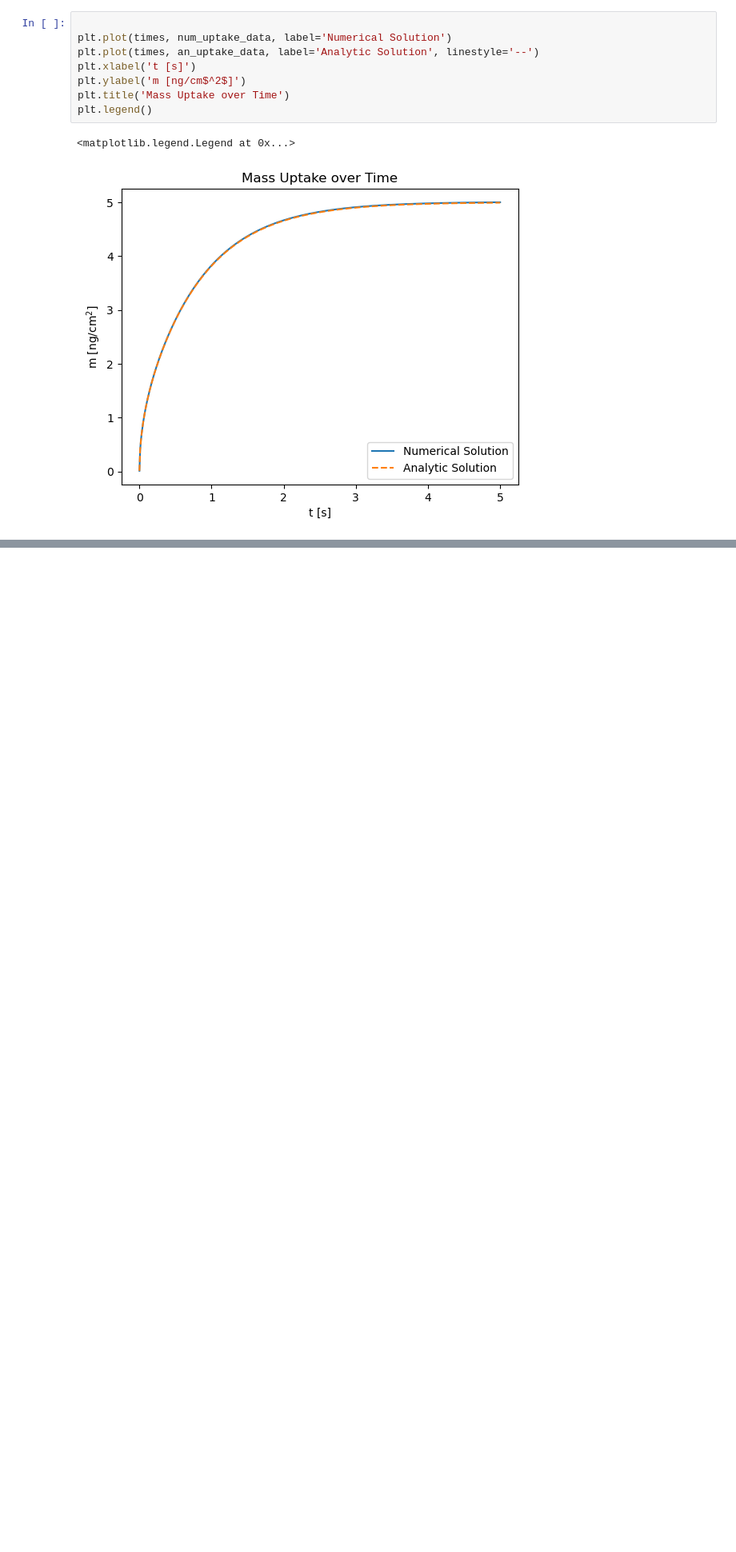
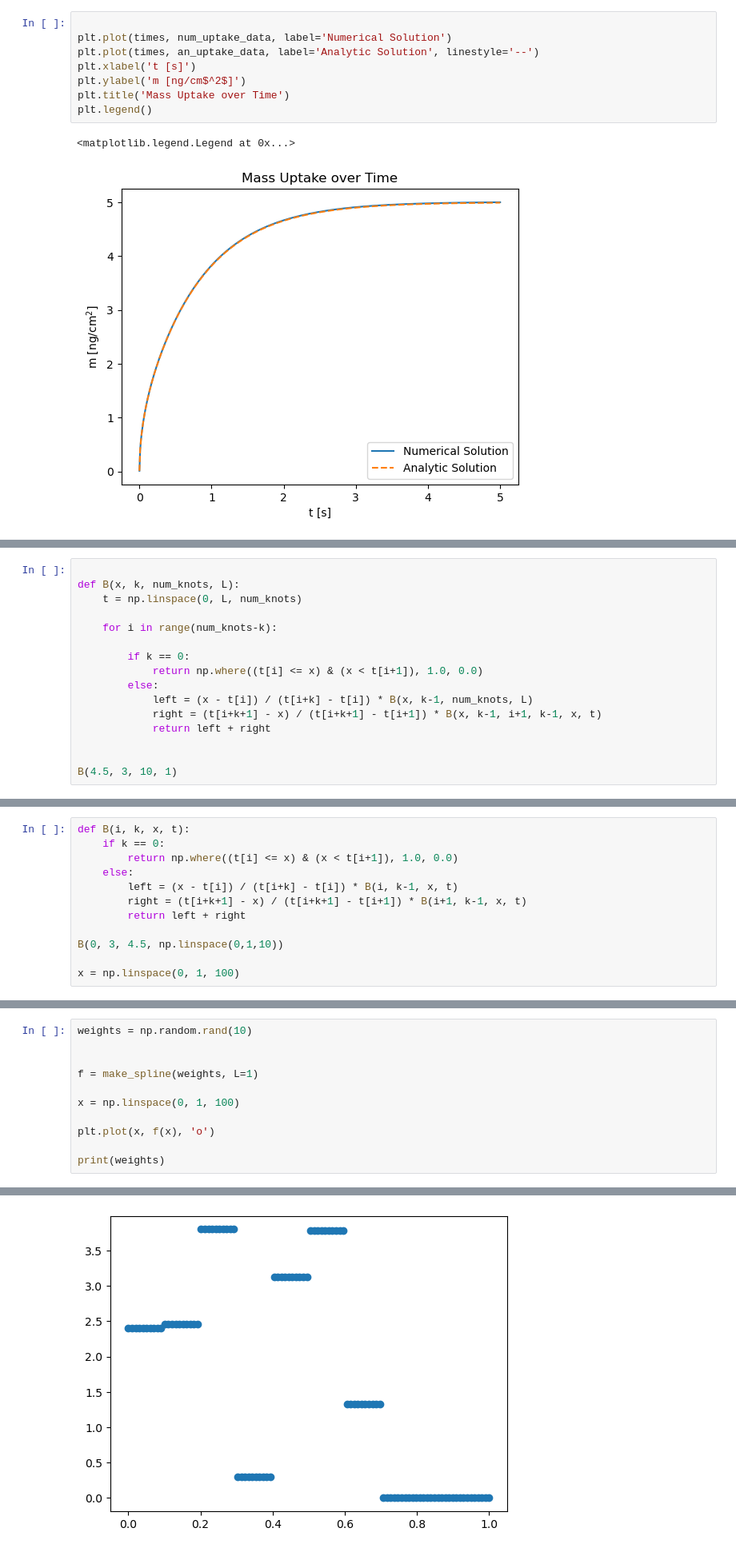
Before and after one commit to william-dove/Diffusion-Modeling, a Jupyter notebook: DopantUptake.ipynb, the cells around one changed output, grey strips where cells are left out. Shown at 80% size. Cells and saved outputs as stored; diff of their text form; blank space fills up the shorter version.

Commit message:
Rough spline implementation

```diff
--- a/DopantUptake.ipynb
+++ b/DopantUptake.ipynb
@@ -1061,0 +1088,16 @@ plt.legend()
+# %%
+
+def B(x, k, num_knots, L):
+    t = np.linspace(0, L, num_knots)
+
+    for i in range(num_knots-k):
+
+        if k == 0:
+            return np.where((t[i] <= x) & (x < t[i+1]), 1.0, 0.0)
+        else:
+            left = (x - t[i]) / (t[i+k] - t[i]) * B(x, k-1, num_knots, L)
+            right = (t[i+k+1] - x) / (t[i+k+1] - t[i+1]) * B(x, k-1, i+1, k-1, x, t)
+            return left + right
+
+
+B(4.5, 3, 10, 1)
@@ -1061,0 +1150,12 @@ plt.legend()
+# %%
+def B(i, k, x, t):
+    if k == 0:
+        return np.where((t[i] <= x) & (x < t[i+1]), 1.0, 0.0)
+    else:
+        left = (x - t[i]) / (t[i+k] - t[i]) * B(i, k-1, x, t)
+        right = (t[i+k+1] - x) / (t[i+k+1] - t[i+1]) * B(i+1, k-1, x, t)
+        return left + right
+
+B(0, 3, 4.5, np.linspace(0,1,10))
+
+x = np.linspace(0, 1, 100)
@@ -1061,0 +1233,12 @@ plt.legend()
+# %%
+weights = np.random.rand(10)
+
+
+f = make_spline(weights, L=1)
+
+x = np.linspace(0, 1, 100)
+
+plt.plot(x, f(x), 'o')
+
+print(weights)
+# %% [output]
@@ -1061,0 +1247 @@ plt.legend()
+[figure, added]
```
Also changed, not shown: parts of 16 cells of this notebook.
